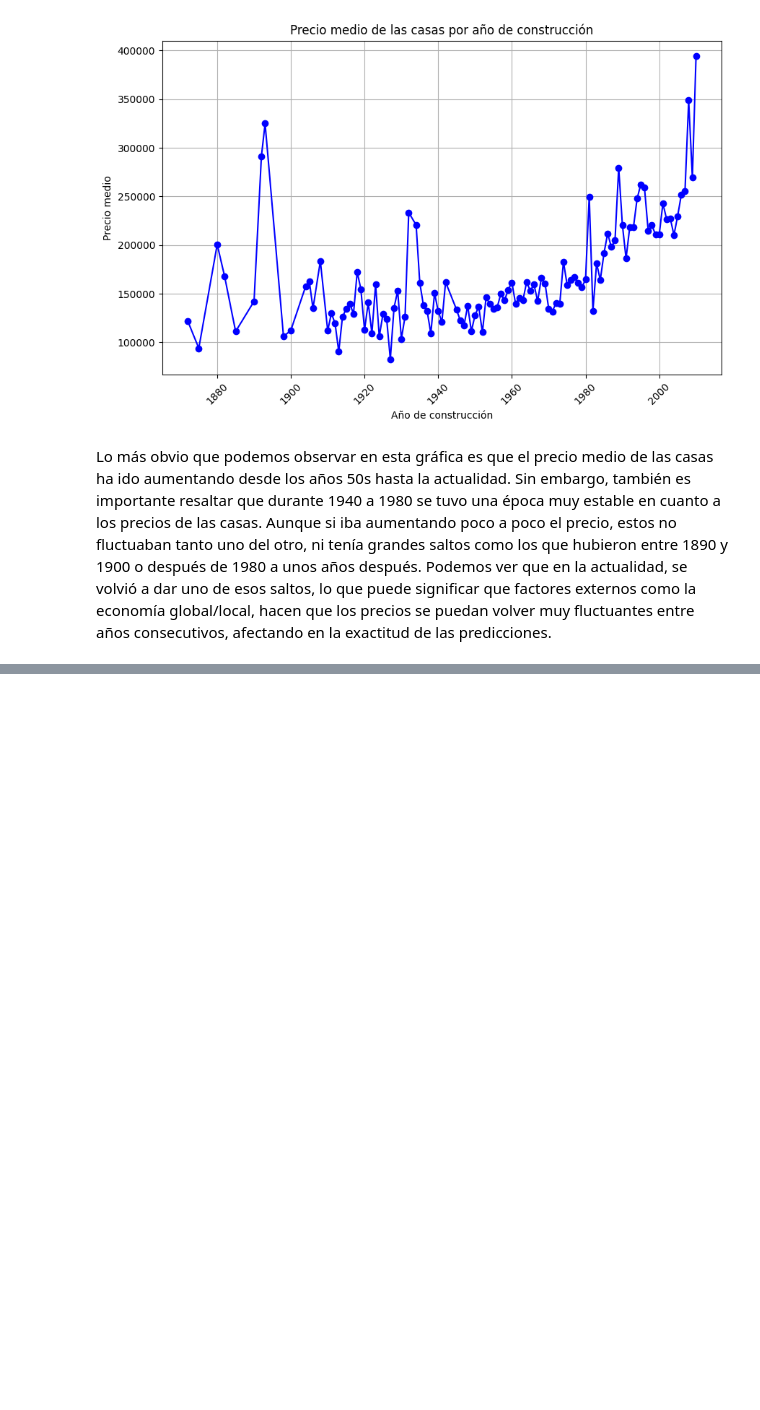
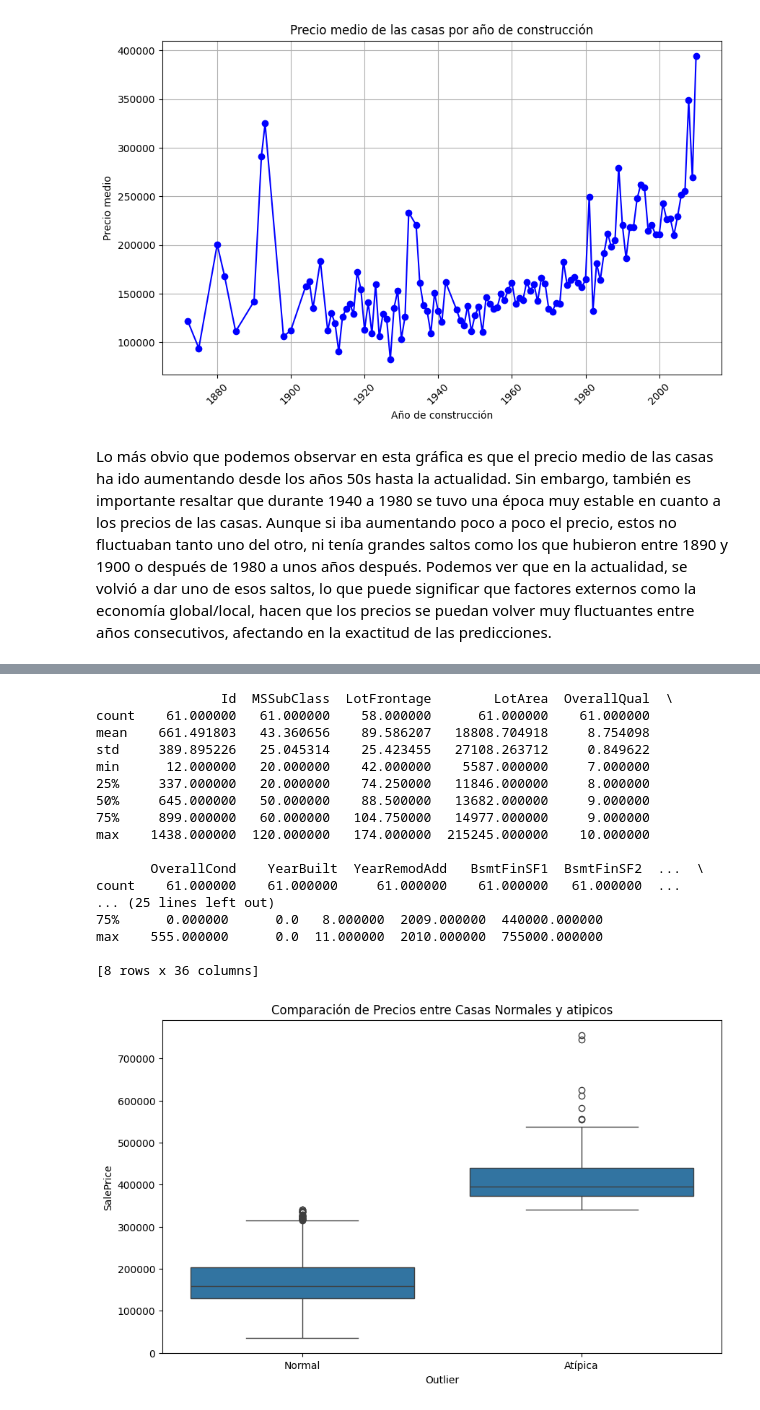
Before and after one commit to DiegoGarV/HDT3-DM, a Jupyter notebook: analisis_exploratorio.ipynb, the cells around one changed output, grey strips where cells are left out. Saved outputs shown, nothing was run; the diff lists cells and outputs as text; code cells hidden in the pictures; blank space fills up the shorter version.

```diff
--- a/analisis_exploratorio.ipynb
+++ b/analisis_exploratorio.ipynb
@@ -726,0 +794,32 @@ Lo más obvio que podemos observar en esta gráfica es que el precio medio de la
+# %%
+# Ver estadísticas de las casas vendidas atípicas
+print(atipicos.describe())
+
+# Comparar características clave con el resto de las casas
+main_chars = ['SalePrice', 'GrLivArea', 'LotArea', 'LotFrontage', 'YearBuilt']
+df_comparacion = df[main_chars].copy()
+df_comparacion['Outlier'] = df['SalePrice'].apply(lambda x: 'Atípica' if x < limite_inferior or x > limite_superior else 'Normal')
+
+plt.figure(figsize=(10, 6))
+sns.boxplot(data=df_comparacion, x='Outlier', y='SalePrice')
+plt.title('Comparación de Precios entre Casas Normales y atipicos')
+plt.show()
+# %% [output]
+                Id  MSSubClass  LotFrontage        LotArea  OverallQual  \
+count    61.000000   61.000000    58.000000      61.000000    61.000000
+mean    661.491803   43.360656    89.586207   18808.704918     8.754098
+std     389.895226   25.045314    25.423455   27108.263712     0.849622
+min      12.000000   20.000000    42.000000    5587.000000     7.000000
+25%     337.000000   20.000000    74.250000   11846.000000     8.000000
+50%     645.000000   50.000000    88.500000   13682.000000     9.000000
+75%     899.000000   60.000000   104.750000   14977.000000     9.000000
+max    1438.000000  120.000000   174.000000  215245.000000    10.000000
+
+       OverallCond    YearBuilt  YearRemodAdd   BsmtFinSF1  BsmtFinSF2  ...  \
+count    61.000000    61.000000     61.000000    61.000000   61.000000  ...
+... (25 lines left out)
+75%      0.000000      0.0   8.000000  2009.000000  440000.000000
+max    555.000000      0.0  11.000000  2010.000000  755000.000000
+
+[8 rows x 36 columns]
+[figure, added]
```
Also changed, not shown: parts of 10 cells of this notebook.
